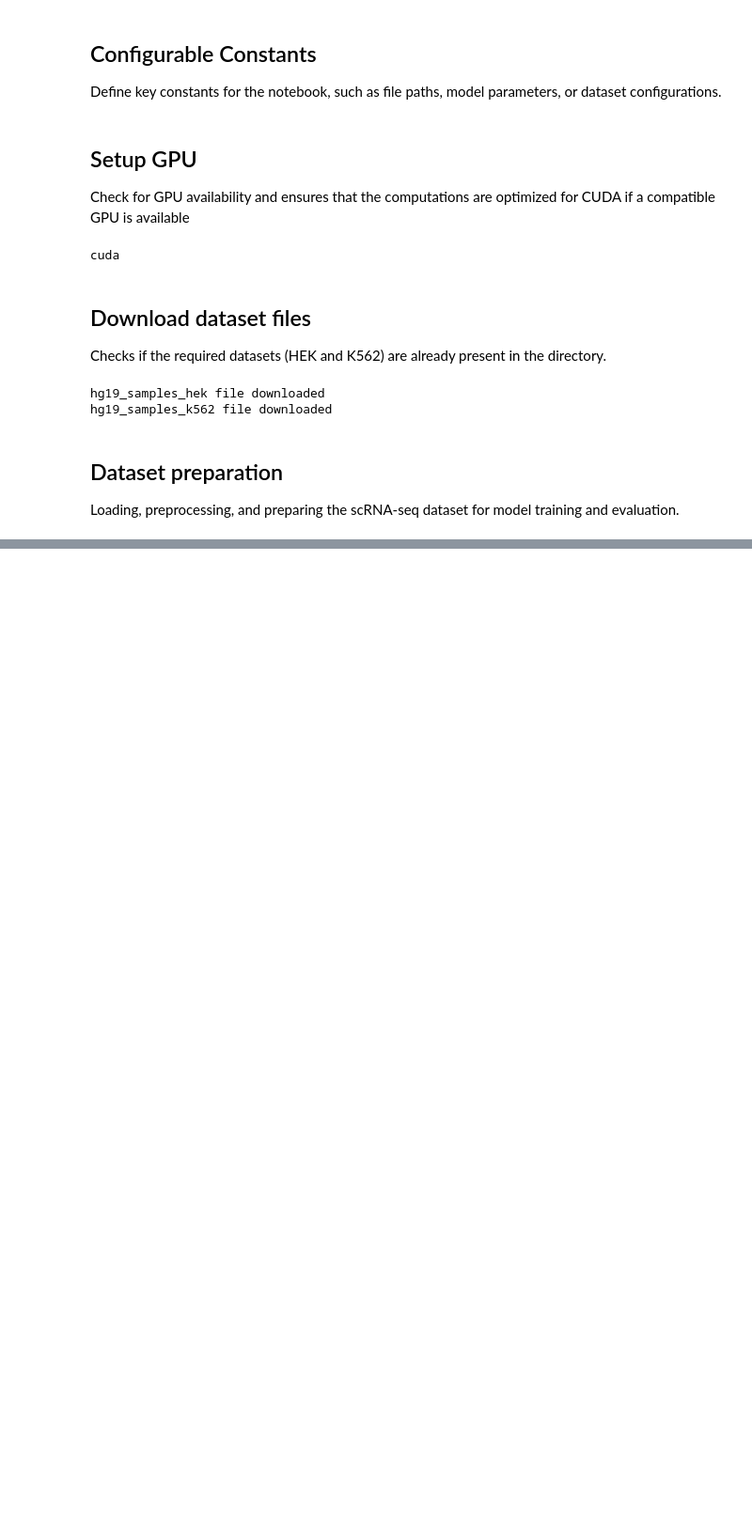
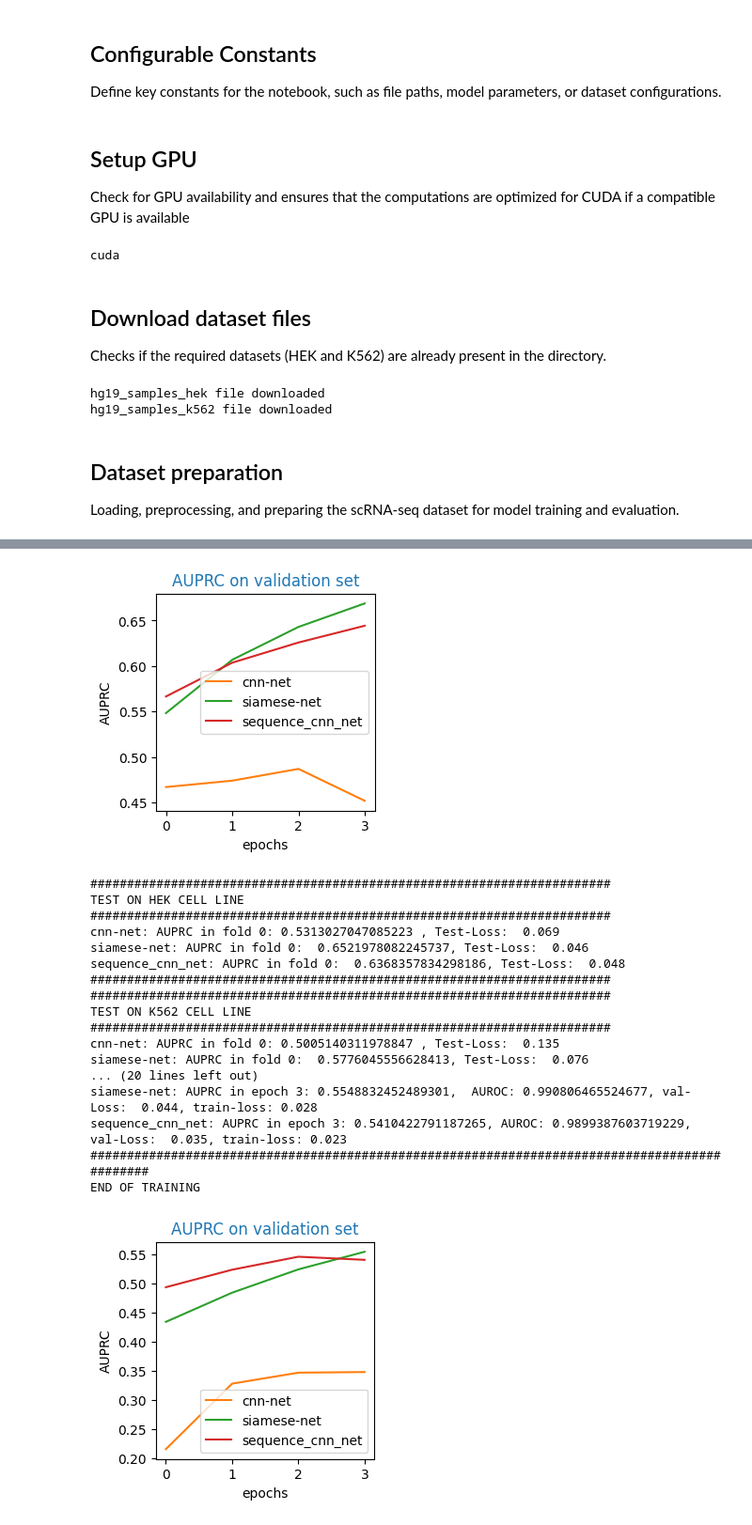
Before and after one commit to BackofenLab/ML_LS_resources, a Jupyter notebook: exercise7/notebook/CRISPR_Cas_System_and_Off_target_Prediciton_with_CNN.ipynb, the cells around one changed output, grey strips where cells are left out. Shown: that part at 94% size. Drawn from its saved outputs; the diff is of its cells as text; code cells hidden in the pictures; blank space fills up the shorter version.

Commit message:
add plots

```diff
--- a/exercise7/notebook/CRISPR_Cas_System_and_Off_target_Prediciton_with_CNN.ipynb
+++ b/exercise7/notebook/CRISPR_Cas_System_and_Off_target_Prediciton_with_CNN.ipynb
@@ -606,6 +618,26 @@ def evaluate(dataloader, net, criterion, epoch):
 
     # Return evaluation metrics
     return y_values, predicted_list, running_loss, np.mean(evals), np.mean(evals_auroc)
+# %%
+def plot_metric(epoch, predicted_list1_full, predicted_list2_full, predicted_list3_full, labels):
+
+
+	fig, ax = plt.subplots(figsize=(3, 3))
+
+	ax.set_title('AUPRC on validation set', color='C0')
+
+	ax.plot(list(range(epoch+1)), predicted_list1_full, 'C1', label=labels[0])
+	ax.plot(list(range(epoch+1)), predicted_list2_full, 'C2', label=labels[1])
+	ax.plot(list(range(epoch+1)), predicted_list3_full, 'C3', label=labels[2])
+	ax.set_xlabel("epochs")
+	ax.set_ylabel("AUPRC")
+	ax.legend()
+
+	plt.show()
+
+
+
+	return
 # %%
 for enum, indeces in enumerate(kfold.split(dataset.return_x(), dataset.return_class_y())):
         print(f"Processing fold {enum}")
@@ -636,8 +668,6 @@ for enum, indeces in enumerate(kfold.split(dataset.return_x(), dataset.return_cl
         test_loader_k562 = DataLoader(
             dataset, batch_size=len(test_indices), sampler=test_sampler_k562
         )
-
-        # weights = compute_class_weight("balanced", classes = [0,1], y = dataset.return_y(train_indices))
 
         net = cnn_net()
         saved_cnn_net = cnn_net()
@@ -731,7 +761,7 @@ for enum, indeces in enumerate(kfold.split(dataset.return_x(), dataset.return_cl
 
         print("END OF TRAINING")
 
-        # plot_metric(epoch, predicted_list1_full, predicted_list2_full, predicted_list3_full, ["cnn-net","siamese-net","sequence_cnn_net"])
+        plot_metric(epoch, predicted_list1_full, predicted_list2_full, predicted_list3_full, ["cnn-net","siamese-net","sequence_cnn_net"])
 
         print("#######################################################################")
         print("TEST ON HEK CELL LINE")
@@ -799,0 +830,19 @@ sequence_cnn_net: AUPRC in fold 2:  0.716985464066828, Test-Loss:  0.051
+[figure, added]
+#######################################################################
+TEST ON HEK CELL LINE
+#######################################################################
+cnn-net: AUPRC in fold 0: 0.5313027047085223 , Test-Loss:  0.069
+siamese-net: AUPRC in fold 0:  0.6521978082245737, Test-Loss:  0.046
+sequence_cnn_net: AUPRC in fold 0:  0.6368357834298186, Test-Loss:  0.048
+#######################################################################
+#######################################################################
+TEST ON K562 CELL LINE
+#######################################################################
+cnn-net: AUPRC in fold 0: 0.5005140311978847 , Test-Loss:  0.135
+siamese-net: AUPRC in fold 0:  0.5776045556628413, Test-Loss:  0.076
+... (20 lines left out)
+siamese-net: AUPRC in epoch 3: 0.5548832452489301,  AUROC: 0.990806465524677, val-Loss:  0.044, train-loss: 0.028
+sequence_cnn_net: AUPRC in epoch 3: 0.5410422791187265, AUROC: 0.9899387603719229, val-Loss:  0.035, train-loss: 0.023
+##############################################################################################
+END OF TRAINING
+[figure, added]
```
Also changed, not shown: parts of 10 cells of this notebook.
